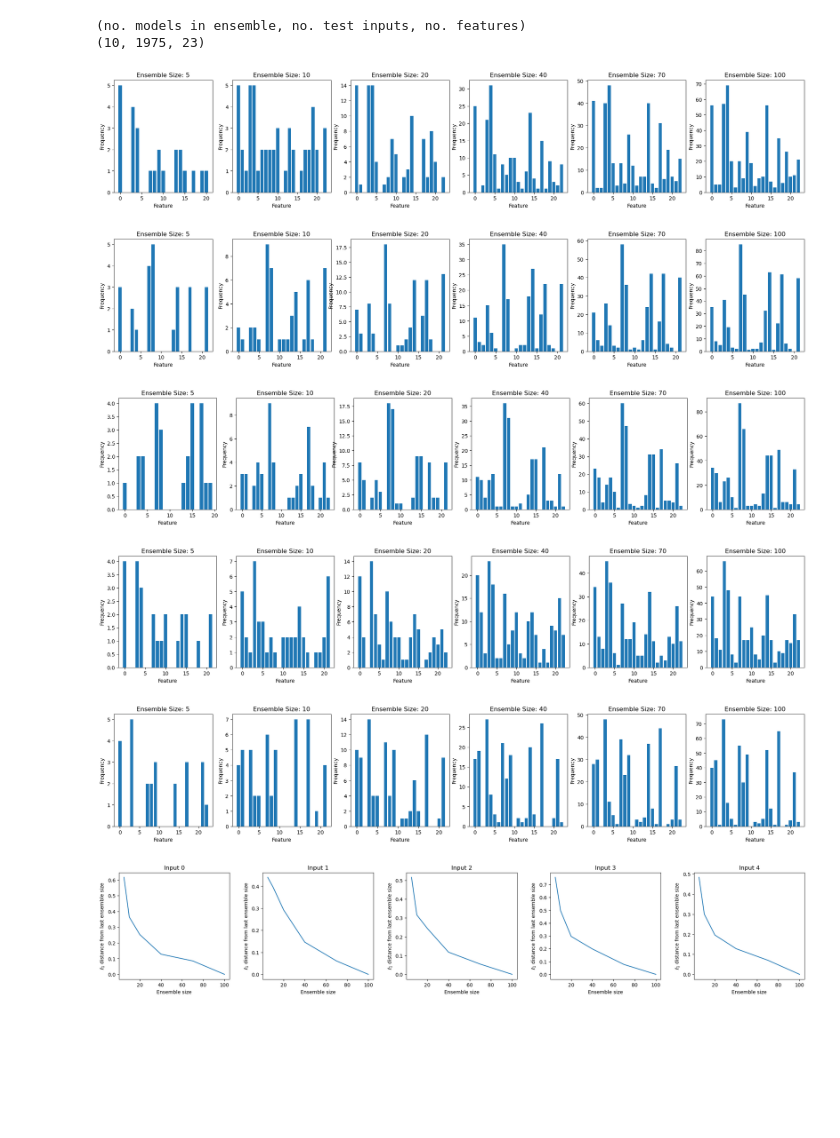
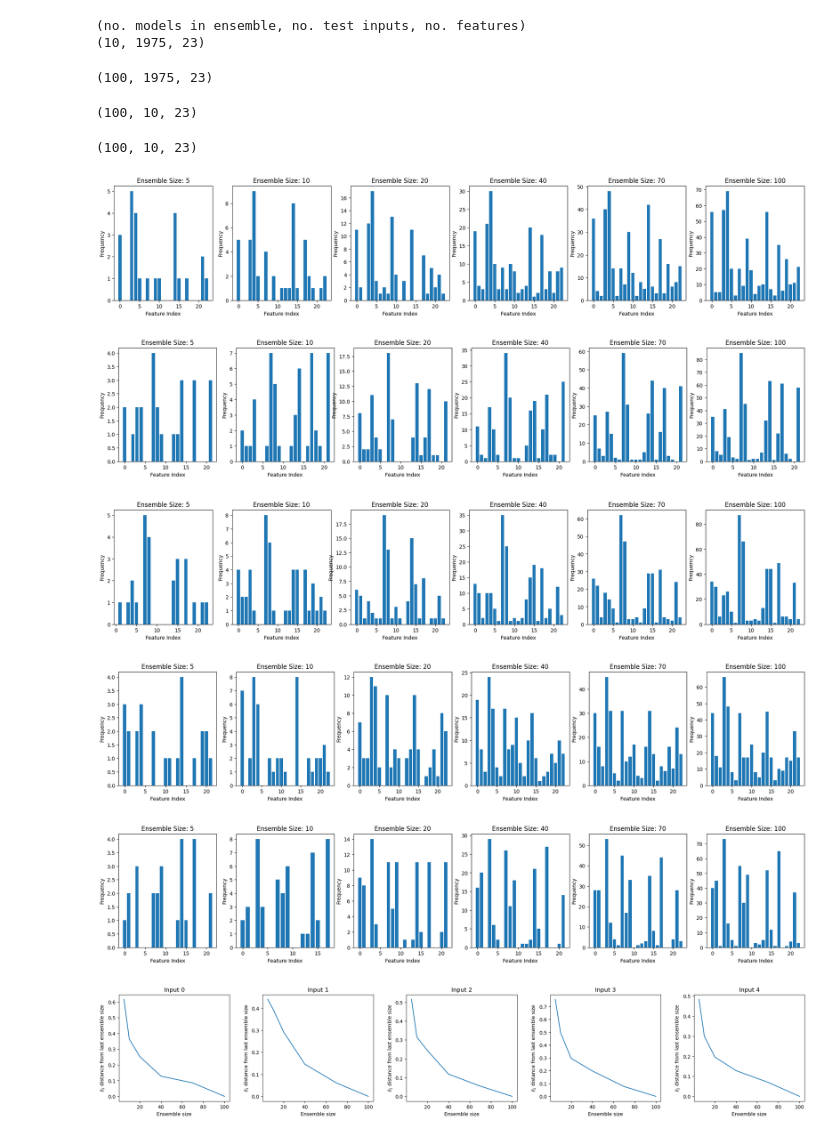
Before and after one commit to nicole-hjlin/harvard_cs282_ptg, a Jupyter notebook: ptg/tutorial.ipynb, the cells around one changed output. Saved outputs shown, nothing was run; the diff lists cells and outputs as text; code cells hidden in the pictures; blank space fills up the shorter version.

```diff
--- a/ptg/tutorial.ipynb
+++ b/ptg/tutorial.ipynb
@@ -46,0 +166,11 @@ for random_source in random_sources:
+# %%
+titles = ['CDC', 'SA']
+for i, metric in enumerate([CDC, SA]):
+    # Error bars represent different inputs
+    q = np.quantile(metric, [0.25, 0.5, 0.75], axis=1)
+    plt.plot(ensemble_sizes, q[1], label=titles[i])  # plot 50% quantile
+    plt.fill_between(ensemble_sizes, q[0], q[2], alpha=0.2)  # fill between 25% and 75% quantiles
+plt.xlabel('Ensemble size')
+plt.ylabel('Pairwise similarity')
+plt.legend()
+plt.show()
@@ -46,0 +179,11 @@ for random_source in random_sources:
+# %%
+titles = ['CDC', 'SA']
+for i, metric in enumerate([CDC, SA]):
+    # Error bars represent different inputs
+    q = np.quantile(metric, [0.25, 0.5, 0.75], axis=1)
+    plt.plot(ensemble_sizes, q[1], label=titles[i])  # plot 50% quantile
+    plt.fill_between(ensemble_sizes, q[0], q[2], alpha=0.2)  # fill between 25% and 75% quantiles
+plt.xlabel('Ensemble size')
+plt.ylabel('Pairwise similarity')
+plt.legend()
+plt.show()
@@ -46,0 +200,11 @@ for random_source in random_sources:
+# %%
+for i, ensemble_size in enumerate(ensemble_sizes):
+    p, n = counts_pos[i][0,0], counts_neg[i][0,0]
+    # Plot bar chart of feature counts, with positive and negative counts stacked
+    plt.figure(figsize=(10, 5))
+    plt.bar(range(n_features), p + n, color='blue')
+    plt.bar(range(n_features), n, color='red')
+    plt.title(f'Feature counts for ensemble size {ensemble_size}')
+    plt.xlabel('Feature index')
+    plt.ylabel('Count')
+    plt.show()
@@ -92,3 +285,8 @@ print(grads.shape)
 (10, 1975, 23)
 # %%
 from similarity_metrics import get_top_k
+# %%
+grads = np.array([np.load(f'{directory}/{random_source}_grads_{idx}.npy') for idx in indices])
+grads.shape
+# %% [output]
+(100, 1975, 23)
@@ -95,28 +299,38 @@ from similarity_metrics import get_top_k
+# %%
+grads.shape
+# %% [output]
+(100, 10, 23)
+# %%
+grads = np.array([np.load(f'{directory}/{random_source}_grads_{idx}.npy') for idx in model_idx])
+grads = grads[:, test_idx]
+grads.shape
+# %% [output]
+(100, 10, 23)
 # %%
 ensemble_sizes = [5, 10, 20, 40, 70, 100]
 # Randomly sample size_ensemble indices from 0 to n_models for each ensemble size, load grads, and get top k grads
 top5 = []
 n_test = 5
 counts = np.zeros((n_test, len(ensemble_sizes), n_features))
 for i in range(n_test):
     fig, axs = plt.subplots(1, len(ensemble_sizes), figsize=(len(ensemble_sizes)*4, 4), dpi=100)
     for j, size_ensemble in enumerate(ensemble_sizes):
         indices = np.random.choice(n_models, size_ensemble, replace=False)  # should do this many times
         grads = np.array([np.load(f'{directory}/{random_source}_grads_{idx}.npy') for idx in indices])
         top5.append(np.array([get_top_k(grads[idx], k=5) for idx in range(size_ensemble)]))
         un, co = np.unique(top5[j][:, i].flatten(), return_counts=True)
         axs[j].bar(un, co)
-        axs[j].set_xlabel('Feature')
+        axs[j].set_xlabel('Feature Index')
         axs[j].set_ylabel('Frequency')
         axs[j].set_title(f'Ensemble Size: {size_ensemble}')
         counts[i, j, un] = co
     plt.show()
 # %% [output]
-[figure, old version]
+[figure, new version]
-[figure, old version]
+[figure, new version]
-[figure, old version]
+[figure, new version]
-[figure, old version]
+[figure, new version]
-[figure, old version]
+[figure, new version]
 # %%
 fig, axs = plt.subplots(1, n_test, figsize=(n_test*5, 4), dpi=100)
 plt.subplots_adjust(wspace=0.3)
```
Also changed, not shown: parts of 23 cells of this notebook, 4 other files.
